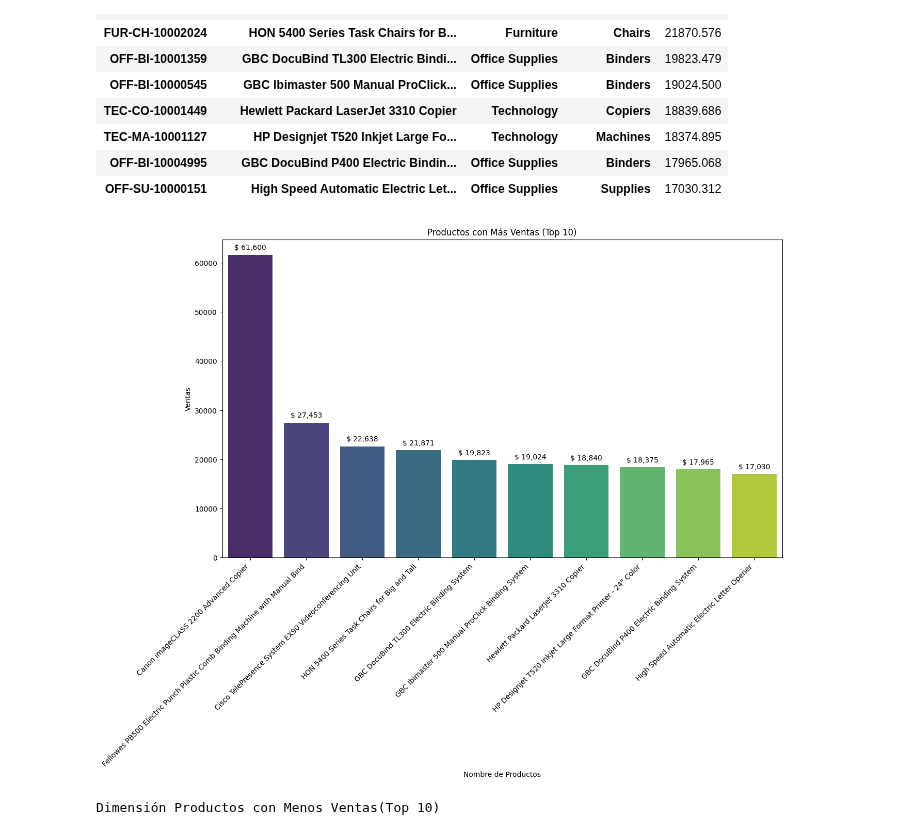
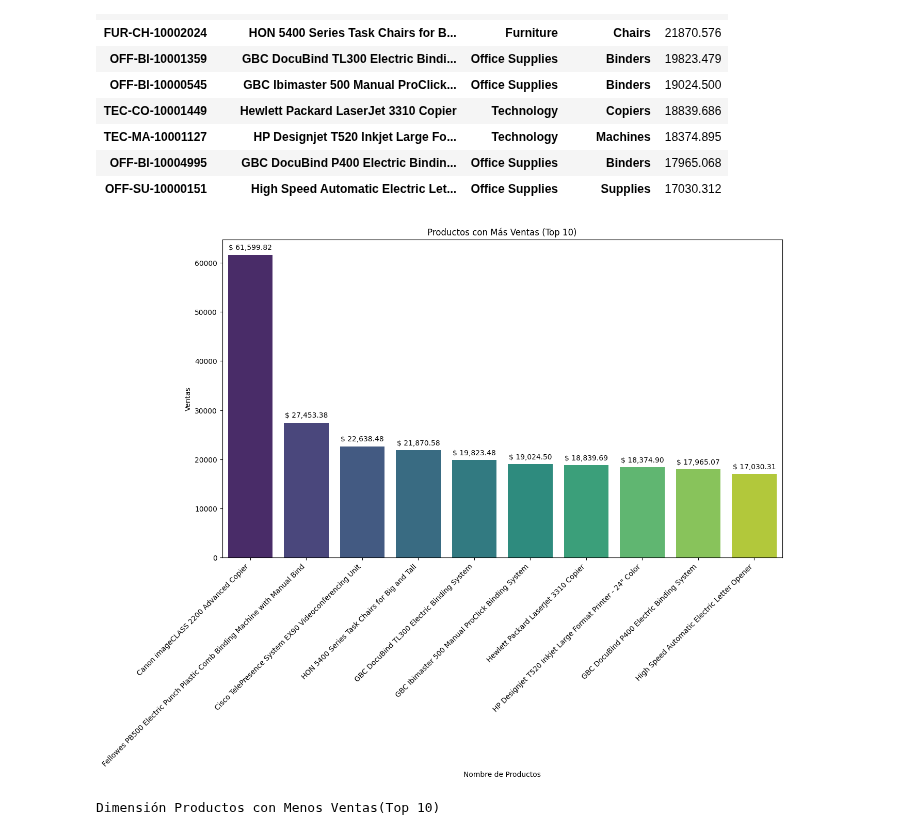
Before and after one commit to SaitoM17/superstore_sales, a Jupyter notebook: notebooks/objetivo_proyecto.ipynb, the cells around one changed output. Cells and saved outputs as stored; diff of their text form; code cells hidden in the pictures.

```diff
--- a/notebooks/objetivo_proyecto.ipynb
+++ b/notebooks/objetivo_proyecto.ipynb
@@ -418,29 +418,29 @@ Dimensión Productos con Más Ventas(Top 10)
 # %%
 # Gráfica para Productos más vendidos
 plt.figure(figsize=(14,8))
 ax = sns.barplot(
     data=dimensiones_productos_top_10_mas,
     x='Product Name',
     y='Sales',
     hue='Product Name',
     palette='viridis'
 )
 plt.title('Productos con Más Ventas (Top 10)')
 plt.xlabel('Nombre de Productos')
 plt.ylabel('Ventas')
 plt.xticks(rotation=45, ha='right')
 
 for p in ax.patches:
-    ax.annotate(f'$ {p.get_height():,.0f}',
+    ax.annotate(f'$ {p.get_height():,.2f}',
                 (p.get_x() + p.get_width() / 2., p.get_height()),
                 ha = 'center',
                 va = 'center',
                 xytext = (0, 10),
                 textcoords = 'offset points')
 
 plt.show()
 # %% [output]
-[figure, old version]
+[figure, new version]
 # %%
 print(f'Dimensión Productos con Menos Ventas(Top 10)')
 dimensiones_productos_top_10_menos
```
Also changed, not shown: parts of 1 cell of this notebook.
